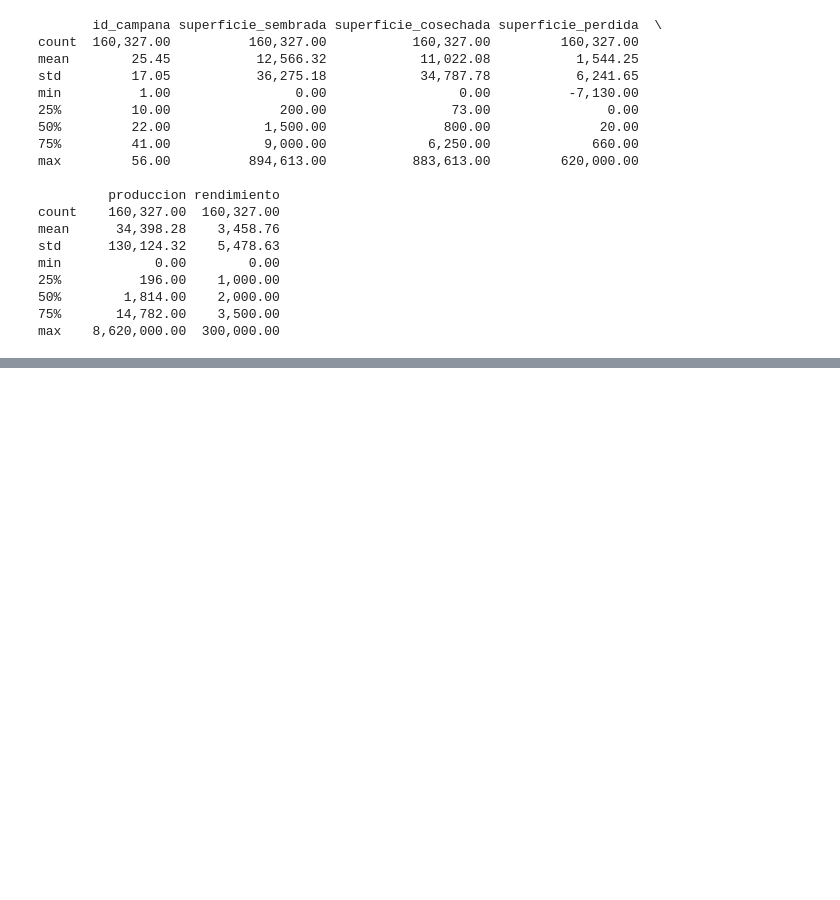
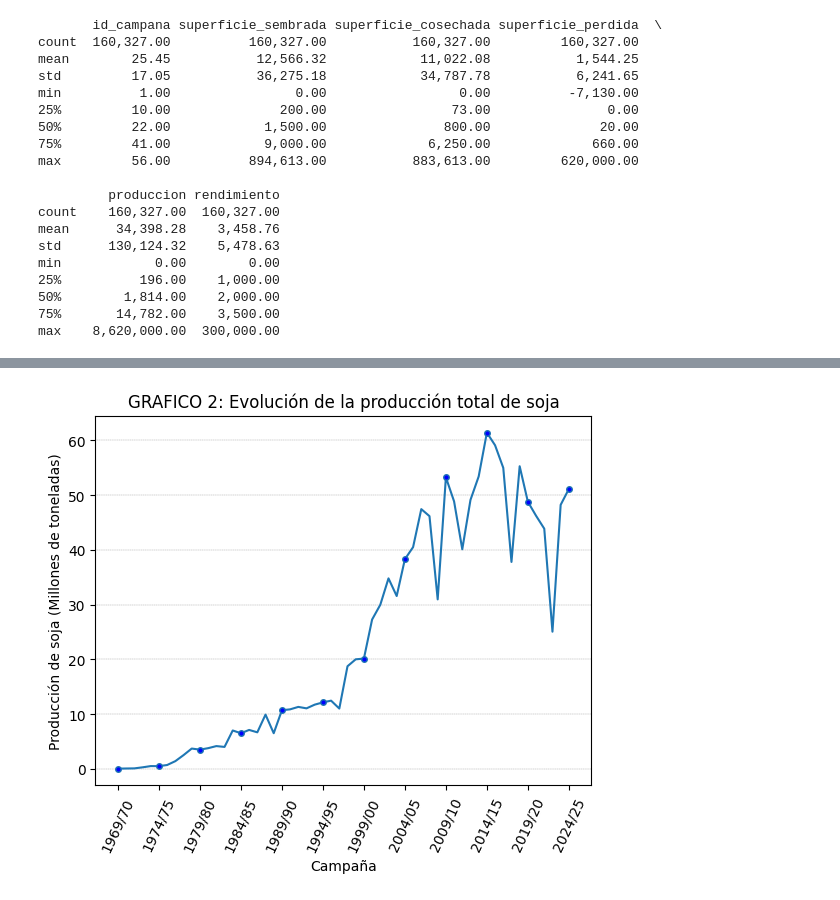
Before and after one commit to rn-arg/AGRO, a Jupyter notebook: Analisis_Cultivos_Argentina.ipynb, the cells around one changed output, grey strips where cells are left out. Drawn from its saved outputs; the diff is of its cells as text; code cells hidden in the pictures; blank space fills up the shorter version.

```diff
--- a/Analisis_Cultivos_Argentina.ipynb
+++ b/Analisis_Cultivos_Argentina.ipynb
@@ -274,0 +299,9 @@ TUCUMAN                  NaN         NaN
+# %%
+#2.Como evolucionó la producción nacional de soja desde el año 1970 hasta el año 2025?
+
+df_produccion_soja_h = df[df['cultivo'] == 'Soja total']
+produccion_soja = df_produccion_soja_h.groupby('campana')['produccion'].sum().reset_index()
+produccion_soja['produccion'] = produccion_soja['produccion'] / 1000000
+
+print('TABLA 2: SERIE HISTORICA DE PRODUCCIÓN DE SOJA EN ARGENTINA \n')
+print(produccion_soja)
@@ -274,0 +326,14 @@ TUCUMAN                  NaN         NaN
+# %%
+# Grafico:
+import matplotlib.pyplot as plt
+
+plt.plot(produccion_soja['campana'], produccion_soja['produccion'], marker='o', markevery= 5, markerfacecolor='blue', markersize=4)
+plt.title('GRAFICO 2: Evolución de la producción total de soja')
+plt.xlabel('Campaña')
+plt.ylabel('Producción de soja (Millones de toneladas)')
+plt.xticks(produccion_soja['campana'][::5], rotation=65)
+plt.minorticks_on
+plt.grid(which='major', axis='y', linestyle='--', color='gray', linewidth=0.25)
+plt.show()
+# %% [output]
+[figure, added]
```
Also changed, not shown: parts of 27 cells of this notebook.
